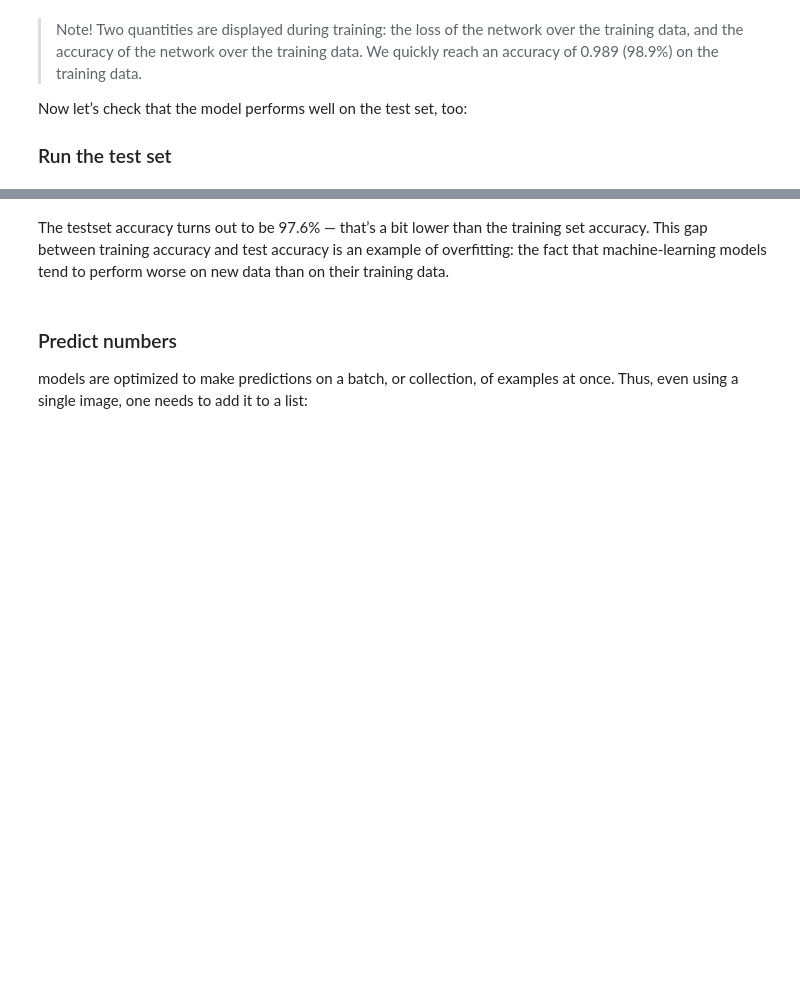
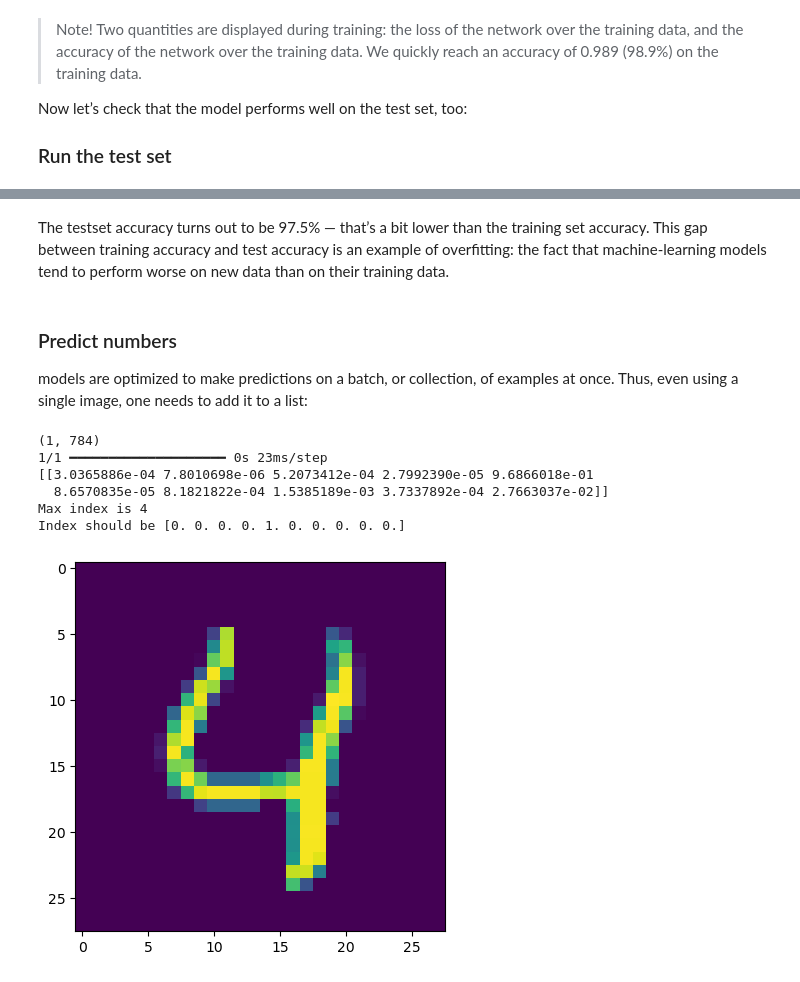
Before and after one commit to lohikrme/IntroToNeuralNetworks, a Jupyter notebook: normal-networks/L02_neural-network-multiclass-multilabel/01a-DetectHandwrittenNumbers-student-v2.ipynb, the cells around one changed output, grey strips where cells are left out. Saved outputs shown, nothing was run; the diff lists cells and outputs as text; code cells hidden in the pictures; blank space fills up the shorter version.

```diff
--- a/normal-networks/L02_neural-network-multiclass-multilabel/01a-DetectHandwrittenNumbers-student-v2.ipynb
+++ b/normal-networks/L02_neural-network-multiclass-multilabel/01a-DetectHandwrittenNumbers-student-v2.ipynb
@@ -272,5 +294,5 @@ test_accuracy: 0.9760000109672546, test_loss: 0.08528625220060349
 # %% [markdown]
-The testset accuracy turns out to be 97.6% — that’s a bit lower than the training set accuracy. This gap between training accuracy and test accuracy is an example of overfitting: the fact that machine-learning models tend to perform worse on new data than on their training data.
+The testset accuracy turns out to be 97.5% — that’s a bit lower than the training set accuracy. This gap between training accuracy and test accuracy is an example of overfitting: the fact that machine-learning models tend to perform worse on new data than on their training data.
 # %% [markdown]
 ### Predict numbers
 
@@ -279,0 +300,26 @@ models are optimized to make predictions on a batch, or collection, of examples
+# %%
+# ToDo: predict a single number
+
+test_index = 4 # should be 9
+img = test_images_scaled[test_index]
+
+# add image to a batch of images
+img = np.expand_dims(img,0)
+print(img.shape)
+
+prediction = network.predict(img)
+print(prediction)
+print(f"Max index is {np.argmax(prediction[0])}")
+print(f"Index should be {test_labels[test_index]}")
+
+plt.figure()
+plt.imshow(test_images[test_index])
+plt.show()
+# %% [output]
+(1, 784)
+1/1 ━━━━━━━━━━━━━━━━━━━━ 0s 23ms/step
+[[3.0365886e-04 7.8010698e-06 5.2073412e-04 2.7992390e-05 9.6866018e-01
+  8.6570835e-05 8.1821822e-04 1.5385189e-03 3.7337892e-04 2.7663037e-02]]
+Max index is 4
+Index should be [0. 0. 0. 0. 1. 0. 0. 0. 0. 0.]
+[figure, added]
```
Also changed, not shown: parts of 6 cells of this notebook, 8 other files.
